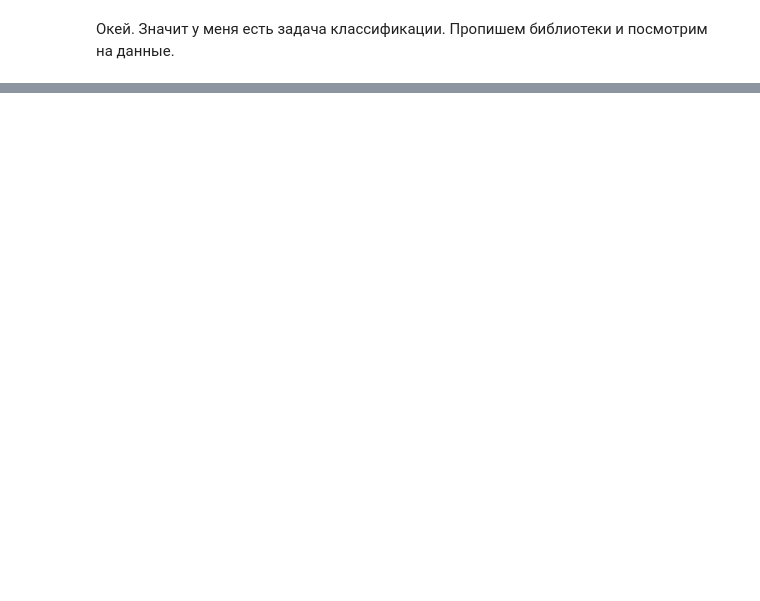
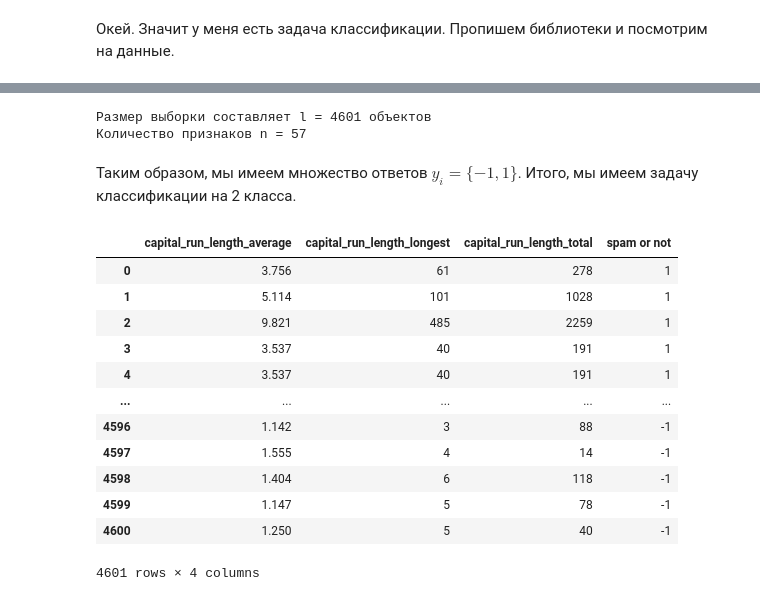
Before and after one commit to delayudz/ml_course, a Jupyter notebook: ml_task1_Pavlov.ipynb, the cells around one changed output, grey strips where cells are left out. Saved outputs shown, nothing was run; the diff lists cells and outputs as text; code cells hidden in the pictures; blank space fills up the shorter version.

```diff
--- a/ml_task1_Pavlov.ipynb
+++ b/ml_task1_Pavlov.ipynb
@@ -95,0 +112,6 @@ ParserError: ignored
+# %%
+print("Размер выборки составляет l = {} объектов".format(df.shape[0]))
+print("Количество признаков n = {}".format(df.shape[1] - 1))
+# %% [output]
+Размер выборки составляет l = 4601 объектов
+Количество признаков n = 57
@@ -95,0 +120,18 @@ ParserError: ignored
+# %% [markdown]
+Таким образом, мы имеем множество ответов $y_i = \{-1, 1\}$. Итого, мы имеем задачу классификации на 2 класса.
+# %%
+df.loc[:,'capital_run_length_average':]
+# %% [output]
+|  | capital_run_length_average | capital_run_length_longest | capital_run_length_total | spam or not |
+| 0 | 3.756 | 61 | 278 | 1 |
+| 1 | 5.114 | 101 | 1028 | 1 |
+| 2 | 9.821 | 485 | 2259 | 1 |
+| 3 | 3.537 | 40 | 191 | 1 |
+| 4 | 3.537 | 40 | 191 | 1 |
+| ... | ... | ... | ... | ... |
+| 4596 | 1.142 | 3 | 88 | -1 |
+| 4597 | 1.555 | 4 | 14 | -1 |
+| 4598 | 1.404 | 6 | 118 | -1 |
+| 4599 | 1.147 | 5 | 78 | -1 |
+| 4600 | 1.250 | 5 | 40 | -1 |
+4601 rows × 4 columns
```
Also changed, not shown: parts of 19 cells of this notebook.
